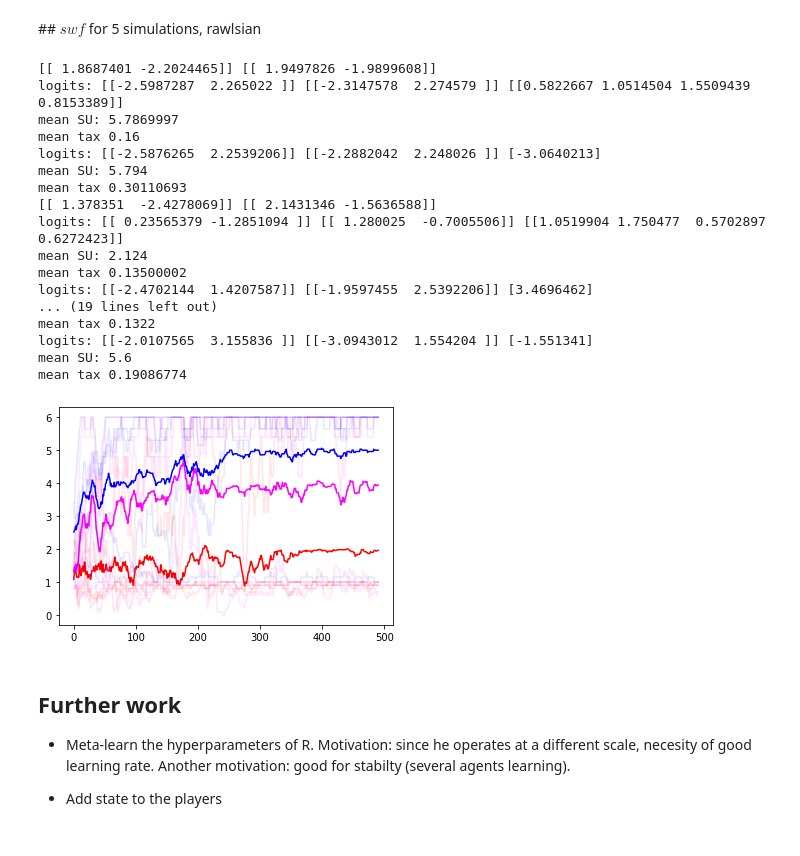
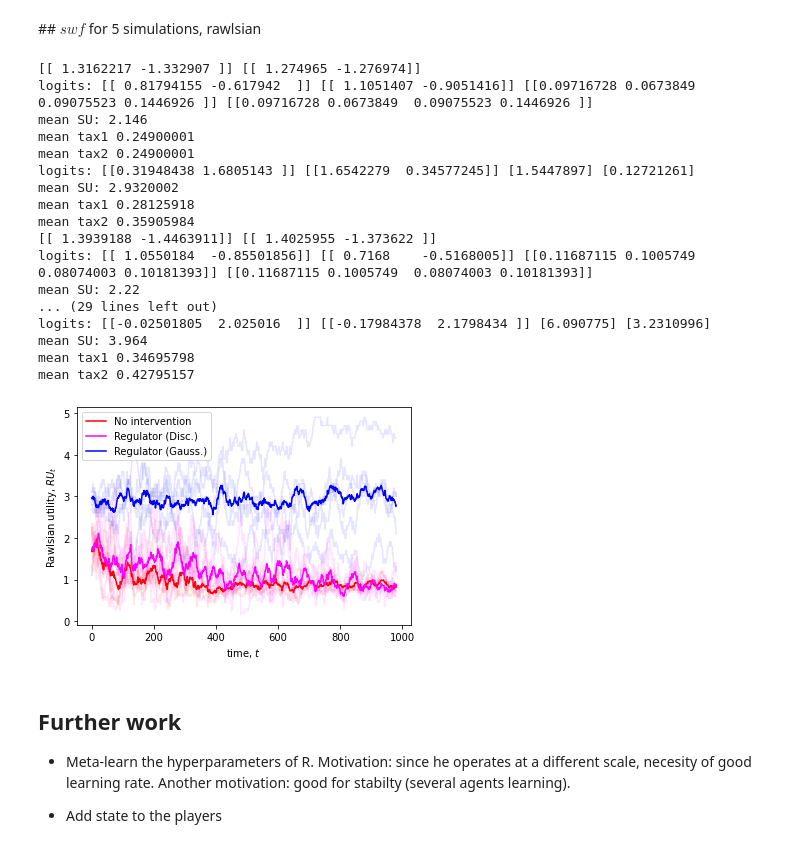
Before and after one commit to vicgalle/optimal-reward-design, a Jupyter notebook: Reinforce_Experiments.ipynb, the cells around one changed output. Saved outputs shown, nothing was run; the diff lists cells and outputs as text; code cells hidden in the pictures.

```diff
--- a/Reinforce_Experiments.ipynb
+++ b/Reinforce_Experiments.ipynb
@@ -8,15 +12,16 @@ import matplotlib.pyplot as plt
 ## $swf$ for 5 simulations, utilitarian
 # %%
 N_exps = 5
+N = 1000
 
 SUs = []
 
 swf = utilitarian_swf
 
 for i in range(N_exps):
-    SUs.append([run_data_coop_game(i, swf),
-                run_data_coop_game_with_regulator(i, swf),
-                run_data_coop_game_with_gaussian_regulator(i, swf)])
+    SUs.append([run_data_coop_game(i, swf,N=N),
+                run_data_coop_game_with_regulator(i, swf, N=N),
+                run_data_coop_game_with_gaussian_regulator(i+55, swf,N=N)])
 
 SUs = np.array(SUs)
 
@@ -48,0 +54,19 @@ mean tax 0.19086774
+# %%
+
+colors = onp.asarray(['red', 'magenta', 'blue'])
+
+smooth = 50
+for i in range(3):
+    for j in range(N_exps):
+        plt.plot(np.convolve(SUs[j, i, :, 0], np.ones(smooth)/smooth, mode='valid'), color=colors[i], alpha=0.1)
+    plt.plot(np.convolve(SUs.mean(axis=0)[i, :, 0], np.ones(smooth)/smooth, mode='valid'), color=colors[i])
+    plt.xlabel('time, $t$')
+    plt.ylabel('Social utility, $SU_t$')
+
+from matplotlib.lines import Line2D
+cmap = plt.cm.coolwarm
+custom_lines = [Line2D([0], [0], color='red'),
+                Line2D([0], [0], color='magenta'),
+                Line2D([0], [0], color='blue')]
+
+plt.legend(custom_lines,['No intervention', 'Regulator (Disc.)', 'Regulator (Gauss.)'], loc=2);
@@ -56,27 +82,27 @@ SUs = []
 swf = rawlsian_swf
 
 for i in range(N_exps):
-    SUs.append([run_data_coop_game(i, swf),
-                run_data_coop_game_with_regulator(i, swf),
-                run_data_coop_game_with_gaussian_regulator(i, swf)])
+    SUs.append([run_data_coop_game(i, swf, N=1000),
+                run_data_coop_game_with_regulator(i, swf, N=1000),
+                run_data_coop_game_with_gaussian_regulator(i, swf, N=1000)])
 # %% [output]
-[[ 1.8687401 -2.2024465]] [[ 1.9497826 -1.9899608]]
-logits: [[-2.5987287  2.265022 ]] [[-2.3147578  2.274579 ]] [[0.5822667 1.0514504 1.5509439 0.8153389]]
-mean SU: 5.7869997
-mean tax 0.16
-logits: [[-2.5876265  2.2539206]] [[-2.2882042  2.248026 ]] [-3.0640213]
-mean SU: 5.794
-mean tax 0.30110693
-[[ 1.378351  -2.4278069]] [[ 2.1431346 -1.5636588]]
-logits: [[ 0.23565379 -1.2851094 ]] [[ 1.280025  -0.7005506]] [[1.0519904 1.750477  0.5702897 0.6272423]]
-mean SU: 2.124
-mean tax 0.13500002
-logits: [[-2.4702144  1.4207587]] [[-1.9597455  2.5392206]] [3.4696462]
-... (19 lines left out)
-mean tax 0.1322
-logits: [[-2.0107565  3.155836 ]] [[-3.0943012  1.554204 ]] [-1.551341]
-mean SU: 5.6
-mean tax 0.19086774
+[[ 1.3162217 -1.332907 ]] [[ 1.274965 -1.276974]]
+logits: [[ 0.81794155 -0.617942  ]] [[ 1.1051407 -0.9051416]] [[0.09716728 0.0673849  0.09075523 0.1446926 ]] [[0.09716728 0.0673849  0.09075523 0.1446926 ]]
+mean SU: 2.146
+mean tax1 0.24900001
+mean tax2 0.24900001
+logits: [[0.31948438 1.6805143 ]] [[1.6542279  0.34577245]] [1.5447897] [0.12721261]
+mean SU: 2.9320002
+mean tax1 0.28125918
+mean tax2 0.35905984
+[[ 1.3939188 -1.4463911]] [[ 1.4025955 -1.373622 ]]
+logits: [[ 1.0550184  -0.85501856]] [[ 0.7168    -0.5168005]] [[0.11687115 0.1005749  0.08074003 0.10181393]] [[0.11687115 0.1005749  0.08074003 0.10181393]]
+mean SU: 2.22
+... (29 lines left out)
+logits: [[-0.02501805  2.025016  ]] [[-0.17984378  2.1798434 ]] [6.090775] [3.2310996]
+mean SU: 3.964
+mean tax1 0.34695798
+mean tax2 0.42795157
 # %%
 for i in range(N_exps):
     SUs[i][2] = SUs[i][2].squeeze(-1)
@@ -84,13 +110,22 @@ SUs = np.array(SUs)
 # %%
 colors = onp.asarray(['red', 'magenta', 'blue'])
 
-smooth = 10
+smooth = 20
 for i in range(3):
     for j in range(N_exps):
         plt.plot(np.convolve(SUs[j, i, :], np.ones(smooth)/smooth, mode='valid'), color=colors[i], alpha=0.1)
     plt.plot(np.convolve(SUs.mean(axis=0)[i, :], np.ones(smooth)/smooth, mode='valid'), color=colors[i])
+    plt.xlabel('time, $t$')
+    plt.ylabel('Rawlsian utility, $RU_t$')
+from matplotlib.lines import Line2D
+cmap = plt.cm.coolwarm
+custom_lines = [Line2D([0], [0], color='red'),
+                Line2D([0], [0], color='magenta'),
+                Line2D([0], [0], color='blue')]
+
+plt.legend(custom_lines,['No intervention', 'Regulator (Disc.)', 'Regulator (Gauss.)'], loc=2);
 # %% [output]
-[figure, old version]
+[figure, new version]
 # %% [markdown]
 ## Further work
 
```
Also changed, not shown: parts of 3 cells of this notebook, 1 other file.
